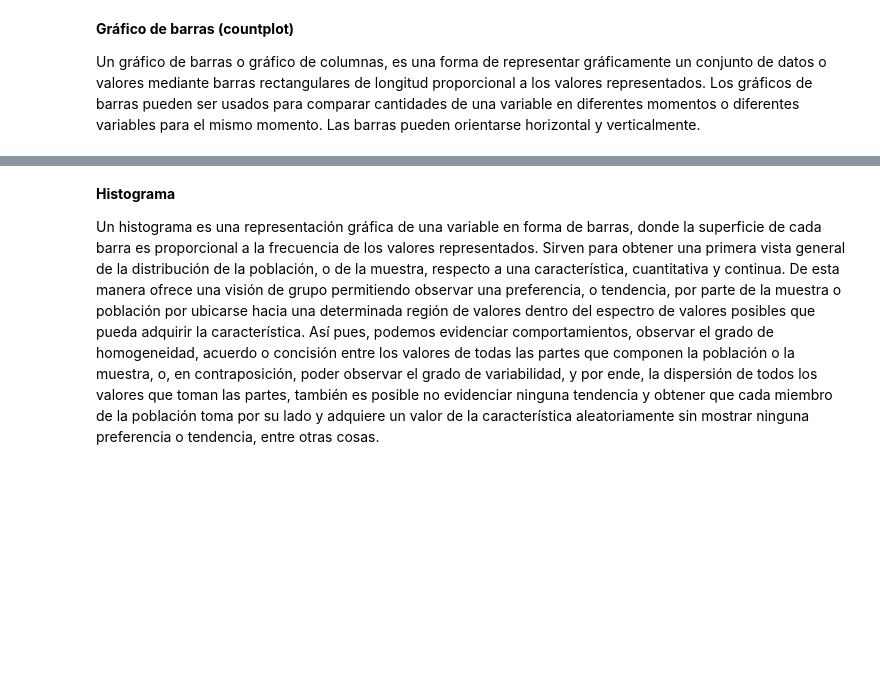
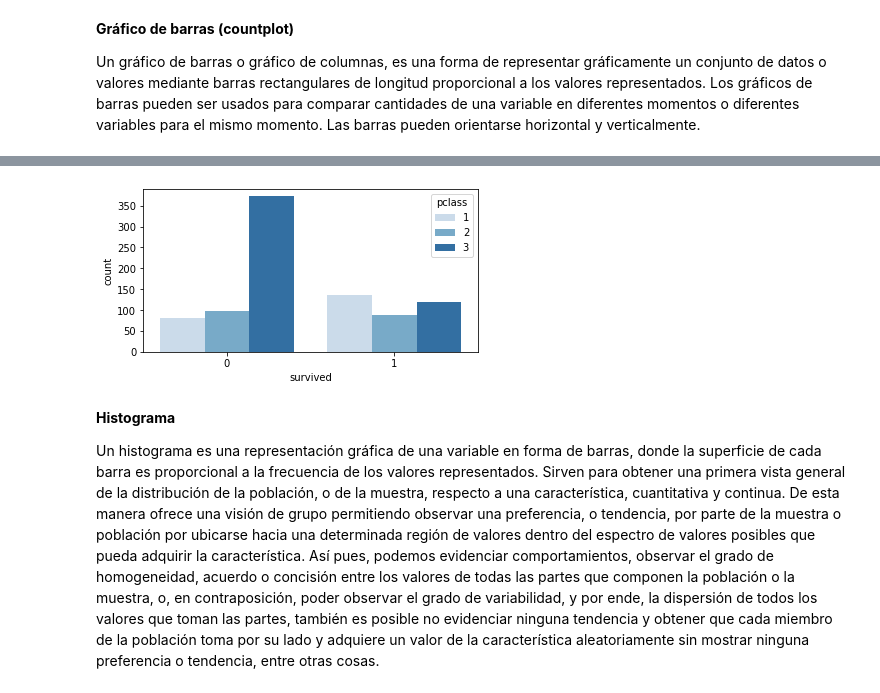
Before and after one commit to Ironhack-Data-Madrid-Mayo-2022/apuntes_clase, a Jupyter notebook: semana_5/1.1 - Estadistica descriptiva.ipynb, the cells around one changed output, grey strips where cells are left out. Cells and saved outputs as stored; diff of their text form; code cells hidden in the pictures; blank space fills up the shorter version.

```diff
--- a/semana_5/1.1 - Estadistica descriptiva.ipynb
+++ b/semana_5/1.1 - Estadistica descriptiva.ipynb
@@ -888,3 +962,7 @@ Un gráfico de barras o gráfico de columnas, es una forma de representar gráfi
+# %%
+sns.countplot(x=df.survived, hue=df.pclass, palette='Blues');
+# %% [output]
+[figure, added]
 # %% [markdown]
 **Histograma**
 
```
Also changed, not shown: parts of 26 cells of this notebook, 1 other file.
